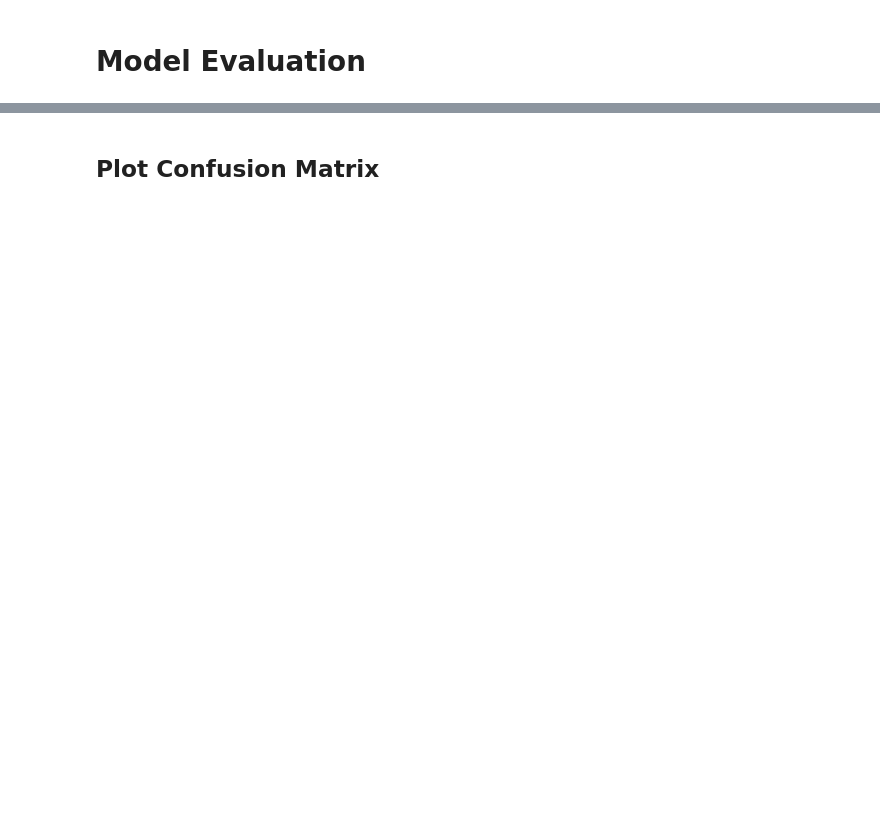
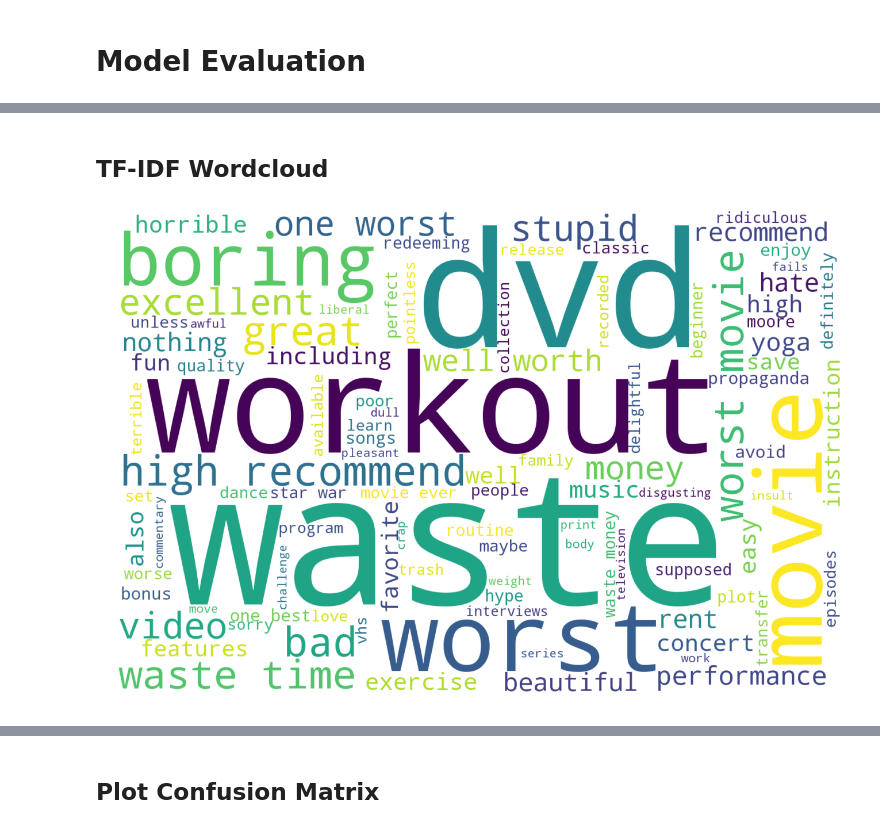
Before and after one commit to danielka223/ds_workshop, a Jupyter notebook: dsWorkshopAmazon.ipynb, the cells around one changed output, grey strips where cells are left out. Cells and saved outputs as stored; diff of their text form; code cells hidden in the pictures; blank space fills up the shorter version.

```diff
--- a/dsWorkshopAmazon.ipynb
+++ b/dsWorkshopAmazon.ipynb
@@ -714,0 +1322,19 @@ print(conf_mat)
+# %%
+def getLeafPipelines(toupleList):
+  numPipelines = 0
+  newToupleList = []
+  for touple in toupleList:
+    itemName = touple[0]
+    item = touple[1]
+    if (type(item)==Pipeline):
+      newToupleList.append(touple)
+      numPipelines += 1
+    elif (type(item)==FeatureUnion):
+      for newTouple in item.transformer_list:
+        newToupleList.append((itemName+"-"+newTouple[0],newTouple[1]))
+  if (numPipelines==len(toupleList)):
+    return newToupleList
+  return getLeafPipelines(newToupleList)
+
+allPipelines = getLeafPipelines([('uni', union)])
+print('Found',len(allPipelines),'pipeline leaves.')
@@ -715 +1395,60 @@ print(conf_mat)
+# %% [markdown]
+## TF-IDF Wordcloud
+# %%
+#Score
+def most_common(lst):
+    return max(lst, key=lst.get)
+
+def get_original_form(ngram):
+  ret = RegexpTokenizer('[a-zA-Z0-9\']+')
+  tokens = ret.tokenize(ngram)
+  if len(tokens) > 0:
+    string= ""
+    for t in tokens:
+      string += most_common(original_forms[t])
+      string += " "
+    return string
+  else:
+    return ngram
+
+bodyPipeline = [x[1] for x in allPipelines if x[0]=='uni-body'][0]
+body_feature_names = bodyPipeline.named_steps['tfidf'].get_feature_names()
+body_selected_k_indexes = bodyPipeline.named_steps['kbest'].get_support(indices=True)
+best_features_names = [body_feature_names[x] for x in body_selected_k_indexes]
+best_scores = [bodyPipeline.named_steps['kbest'].scores_[x] for x in body_selected_k_indexes]
+
+
+sorted_best_features = sorted(zip(best_features_names, best_scores), reverse=True, key=lambda x: x[1])
+
+sorted_best_features_original_form = {get_original_form(tup[0]) : tup[1] for tup in sorted_best_features}
+
+# print(sorted_best_features)
+# for x in sorted_best_features:
+#   print("%s (score: %.4f)" % (x[0], x[1]))
+
+# for x in sorted_best_features_original_form:
+#   print("%s (score: %.4f)" % (x, sorted_best_features_original_form[x]))
+
+wc = WordCloud(
+    background_color="white",
+    max_words=100,
+    width = 1500,
+    height = 1000,
+    #mask=mask,
+)
+
+# Generate the cloud
+
+wc.generate_from_frequencies(sorted_best_features_original_form)
+
+fig = plt.figure(
+    figsize = (18, 12),
+    facecolor = 'w',
+    edgecolor = 'w')
+plt.imshow(wc, interpolation = 'bilinear')
+plt.axis('off')
+plt.tight_layout(pad=0)
+plt.show()
+# %% [output]
+[figure, added]
 # %% [markdown]
```
Also changed, not shown: parts of 47 cells of this notebook.
